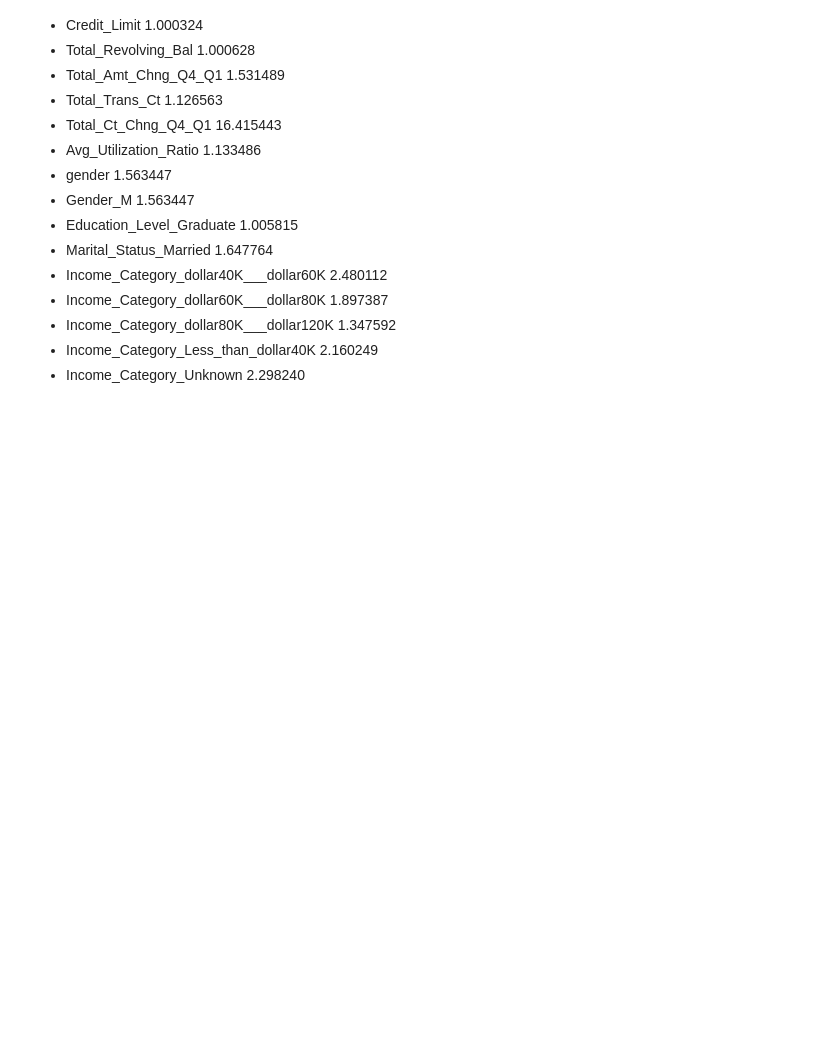
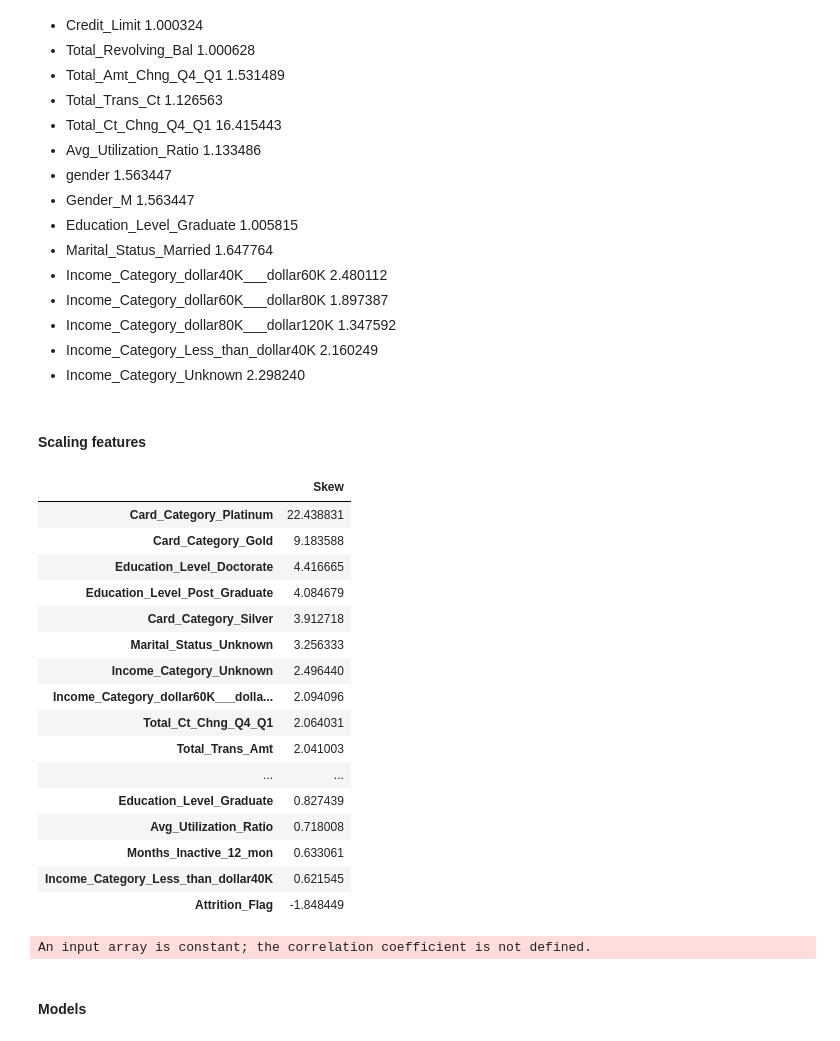
Before and after one commit to Msdot001/Customer-Churn-Prediction, a Jupyter notebook: Preprocess/test.ipynb, the cells around one changed output. Drawn from its saved outputs; the diff is of its cells as text; code cells hidden in the pictures; blank space fills up the shorter version.

```diff
--- a/Preprocess/test.ipynb
+++ b/Preprocess/test.ipynb
@@ -177,3 +177,50 @@ Intercept                                  0.001202
 - Income_Category_dollar80K___dollar120K     1.347592
 - Income_Category_Less_than_dollar40K        2.160249
 - Income_Category_Unknown                    2.298240
+# %% [markdown]
+#### Scaling features
+# %%
+# Select numerical variables
+numeric = data.select_dtypes(exclude=object).columns
+
+
+# Select categorical variables
+categ = data.select_dtypes(include=object).columns
+# %%
+skew_limit = 0.5
+skew_vals = data[numeric].skew()
+
+skew_cols = (skew_vals
+             .sort_values(ascending=False)
+             .to_frame()
+             .rename(columns={0:'Skew'})
+             .query('abs(Skew) > {0}'.format(skew_limit)))
+
+skew_cols
+# %% [output]
+|  | Skew |
+| Card_Category_Platinum | 22.438831 |
+| Card_Category_Gold | 9.183588 |
+| Education_Level_Doctorate | 4.416665 |
+| Education_Level_Post_Graduate | 4.084679 |
+| Card_Category_Silver | 3.912718 |
+| Marital_Status_Unknown | 3.256333 |
+| Income_Category_Unknown | 2.496440 |
+| Income_Category_dollar60K___dolla... | 2.094096 |
+| Total_Ct_Chng_Q4_Q1 | 2.064031 |
+| Total_Trans_Amt | 2.041003 |
+| ... | ... |
+| Education_Level_Graduate | 0.827439 |
+| Avg_Utilization_Ratio | 0.718008 |
+| Months_Inactive_12_mon | 0.633061 |
+| Income_Category_Less_than_dollar40K | 0.621545 |
+| Attrition_Flag | -1.848449 |
+# %%
+from scipy.special import boxcox1p
+from scipy.stats import boxcox_normmax
+
+# Normalize skewed features
+for col in skew_cols.index:
+    data[col] = boxcox1p(data[col], boxcox_normmax(data[col] + 1))
+# %% [output]
+An input array is constant; the correlation coefficient is not defined.
@@ -179,0 +233,2 @@ Intercept                                  0.001202
+# %% [markdown]
+#### Models
```
Also changed, not shown: parts of 21 cells of this notebook, 1 other file.
